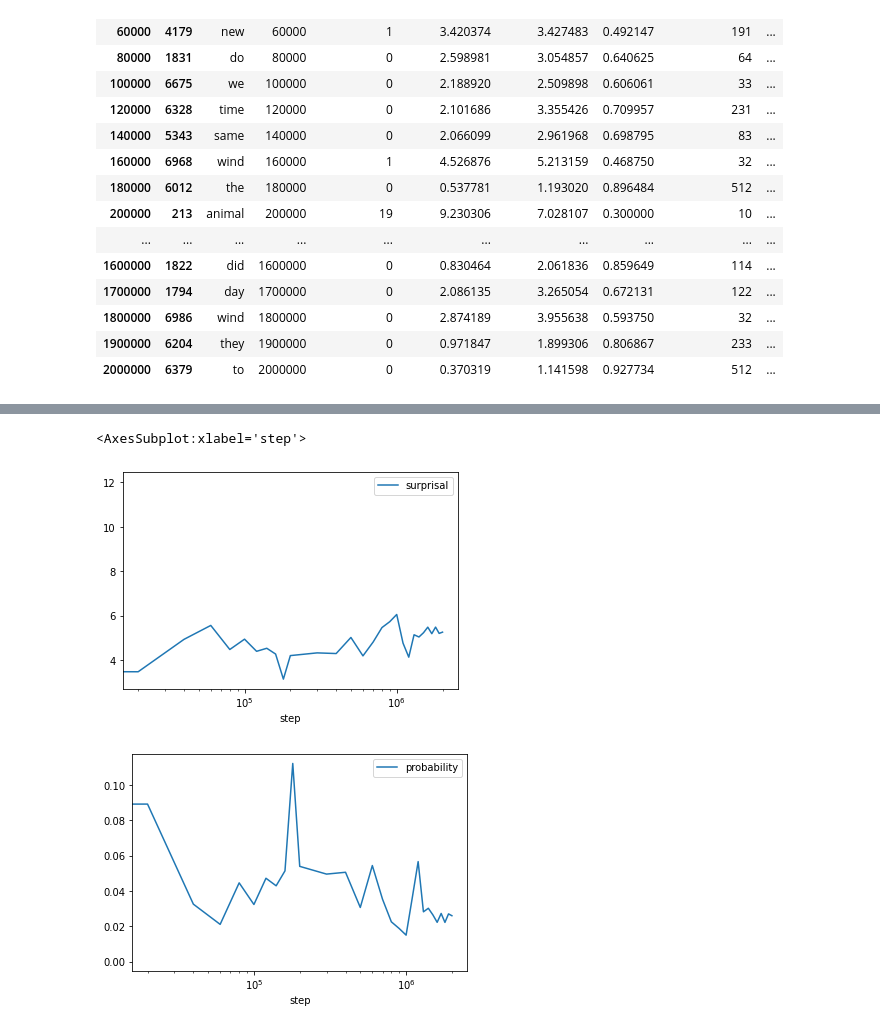
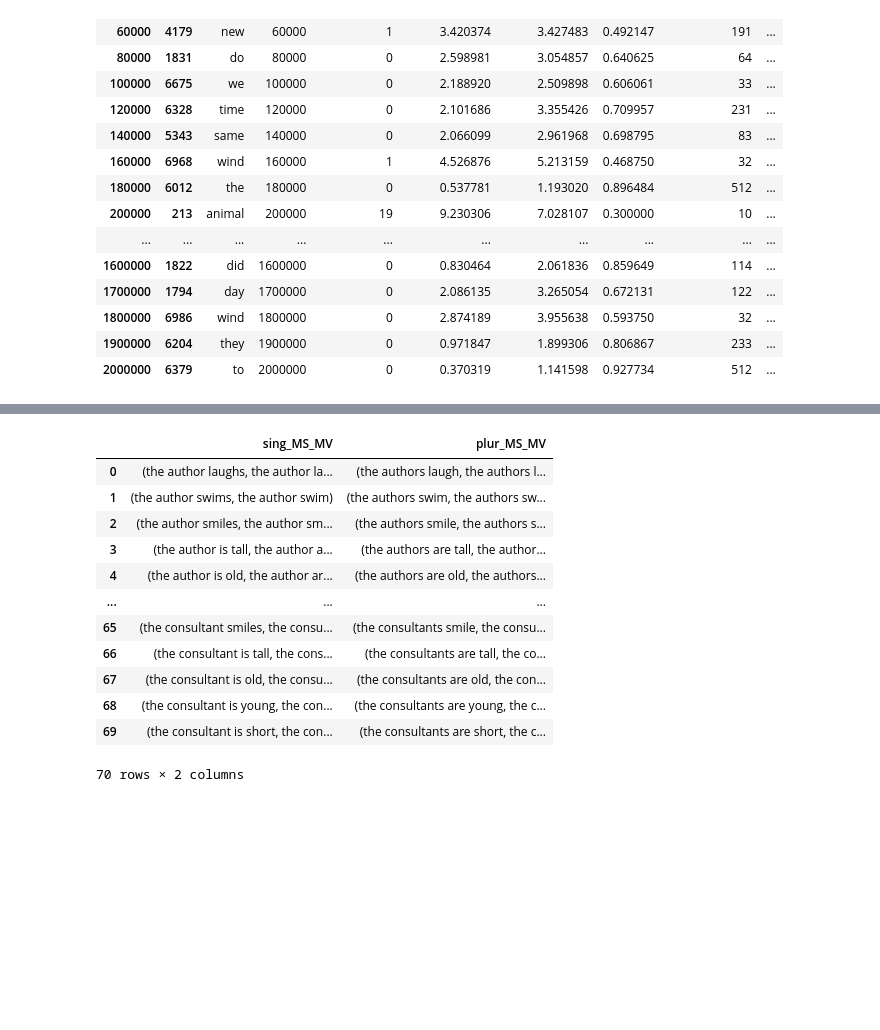
Before and after one commit to NazaninShafiabadi/word-acquisition-language-models, a Jupyter notebook: scripts/analyses.ipynb, the cells around one changed output, grey strips where cells are left out. Cells and saved outputs as stored; diff of their text form; code cells hidden in the pictures; blank space fills up the shorter version.

```diff
--- a/scripts/analyses.ipynb
+++ b/scripts/analyses.ipynb
@@ -539,7 +470,0 @@ df_2
-# %%
-df_2.plot(x='step', y='surprisal', logx=True)
-df_2.plot(x='step', y='probability', logx=True)
-# %% [output]
-<AxesSubplot:xlabel='step'>
-[figure, removed]
-[figure, removed]
@@ -545,0 +521,22 @@ df_2.plot(x='step', y='probability', logx=True)
+# %%
+import pickle
+
+with open('../sample_data/lm_syneval/simple_agrmt.pickle', 'rb') as f:
+    data = pickle.load(f)
+    simple_agrmt = pd.DataFrame(data)
+
+simple_agrmt
+# %% [output]
+|  | sing_MS_MV | plur_MS_MV |
+| 0 | (the author laughs, the author la... | (the authors laugh, the authors l... |
+| 1 | (the author swims, the author swim) | (the authors swim, the authors sw... |
+| 2 | (the author smiles, the author sm... | (the authors smile, the authors s... |
+| 3 | (the author is tall, the author a... | (the authors are tall, the author... |
+| 4 | (the author is old, the author ar... | (the authors are old, the authors... |
+| ... | ... | ... |
+| 65 | (the consultant smiles, the consu... | (the consultants smile, the consu... |
+| 66 | (the consultant is tall, the cons... | (the consultants are tall, the co... |
+| 67 | (the consultant is old, the consu... | (the consultants are old, the con... |
+| 68 | (the consultant is young, the con... | (the consultants are young, the c... |
+| 69 | (the consultant is short, the con... | (the consultants are short, the c... |
+70 rows × 2 columns
```
Also changed, not shown: parts of 11 cells of this notebook.
